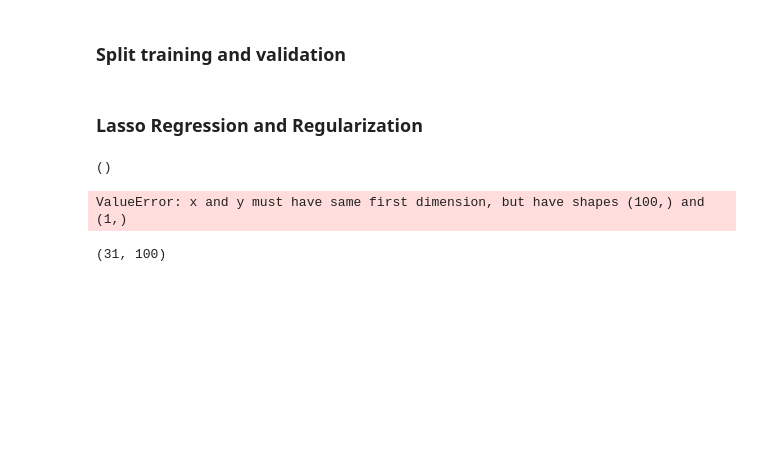
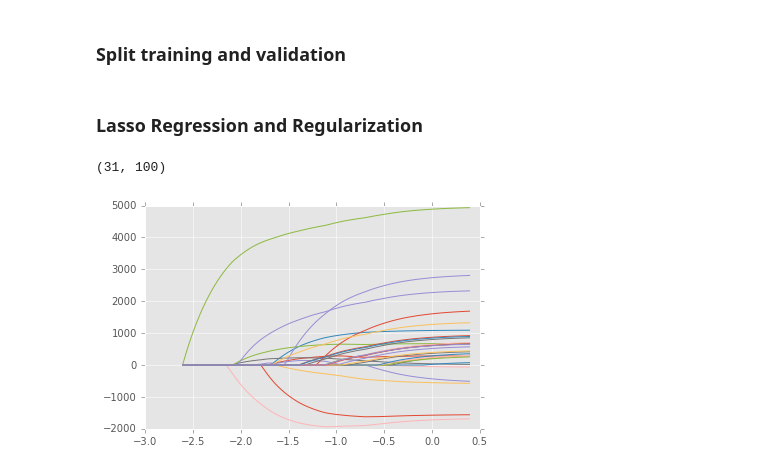
Before and after one commit to kimiliu1992/data_challenge, a Jupyter notebook: Model.ipynb, the cells around one changed output. Cells and saved outputs as stored; diff of their text form; code cells hidden in the pictures; blank space fills up the shorter version.

```diff
--- a/Model.ipynb
+++ b/Model.ipynb
@@ -7,6 +7,9 @@ from sklearn.model_selection import train_test_split
 from sklearn.linear_model import Lasso, lasso_path
 
 import matplotlib.pyplot as plt
+plt.style.use('ggplot')
+
+%matplotlib inline
 # %%
 data = pd.read_csv('data_cleaned.csv', index_col=0)
 data.drop(['reposts', 'comments', 'likes', 'minute', 'fans_increase'], axis=1, inplace=True)
@@ -33,16 +36,18 @@ X_train, X_test, y_train, y_test = train_test_split(data_normalized, target_list
 alpha, coef_path, _ = lasso_path(X_train, y_train)
 # %%
 alpha_neglog = -np.log10(alpha)
+# %%
+coef_path[0].shape
+# %% [output]
+(31, 100)
 # %%
 plt.figure(1)
+i = 0
+for coef_path_temp in coef_path[0]:
+    l1 = plt.plot(alpha_neglog, coef_path_temp, label=data.columns[i])
+    i += 1
 
-for coef_path_temp in coef_path[0]:
-    print(coef_path_temp.shape)
-    l1 = plt.plot(alpha_neglog, coef_path_temp)
+#plt.legend()
+plt.show()
 # %% [output]
-()
-ValueError: x and y must have same first dimension, but have shapes (100,) and (1,)
+[figure, added]
-# %%
-coef_path.shape
-# %% [output]
-(31, 100)
```
Also changed, not shown: parts of 1 cell of this notebook.
